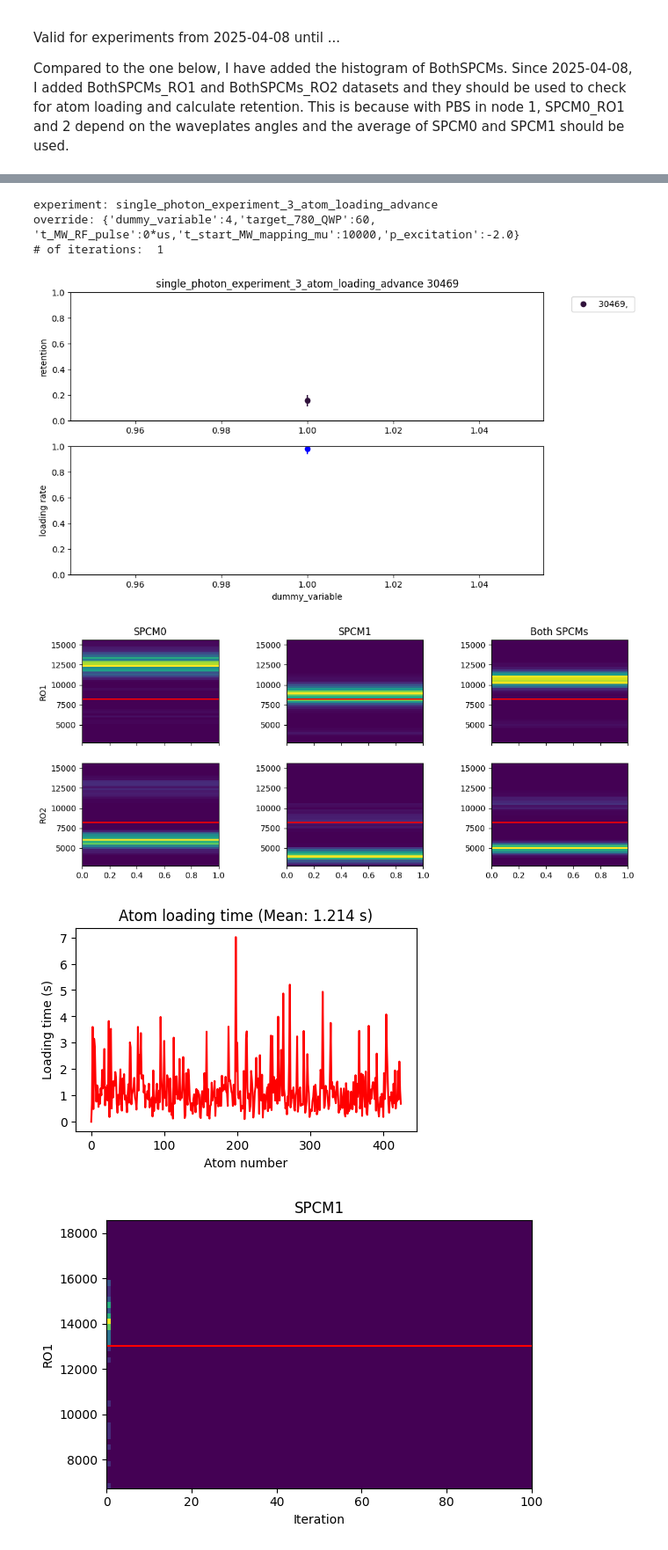
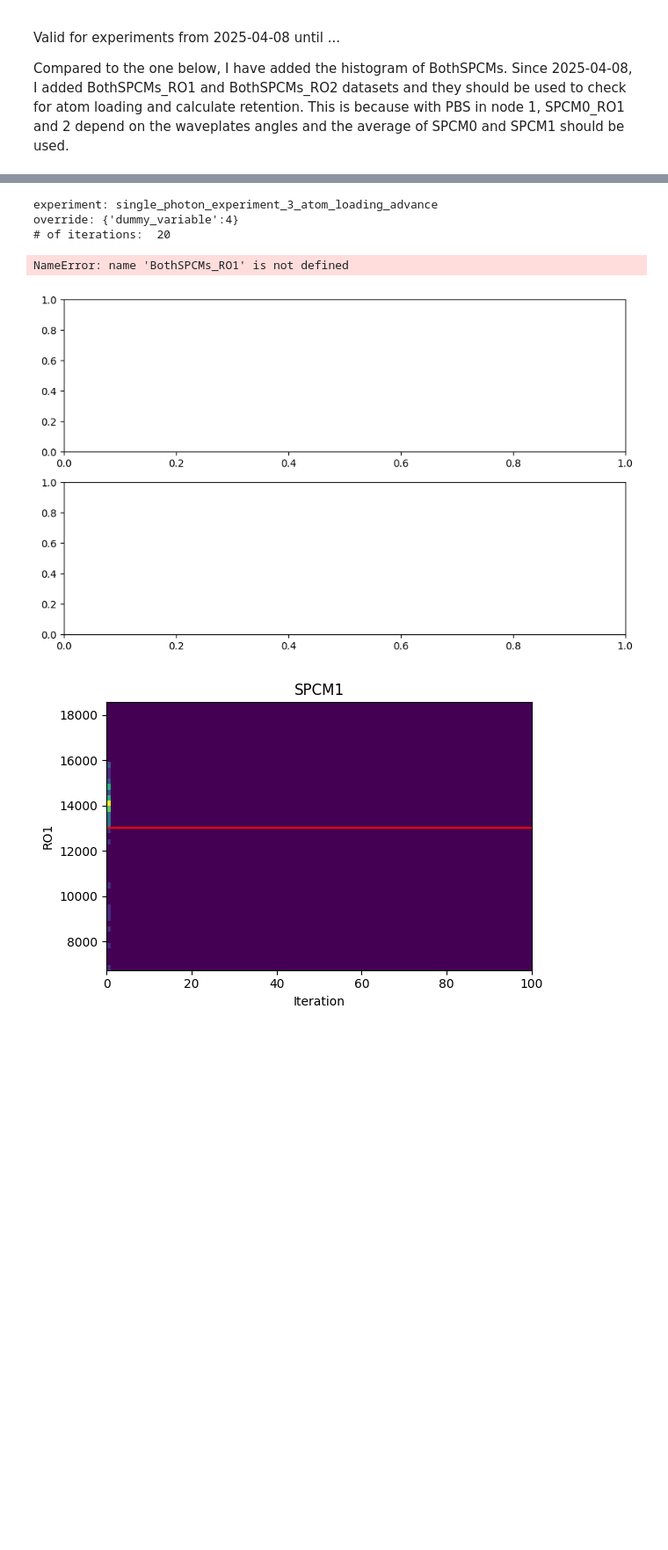
Before and after one commit to QuantumQuadrate/qn_artiq_routines, a Jupyter notebook: Analysis/Single photon analysis/singe_photon_analysis_2025.ipynb, the cells around one changed output, grey strips where cells are left out. Shown at 88% size. Drawn from its saved outputs; the diff is of its cells as text; code cells hidden in the pictures; blank space fills up the shorter version.

```diff
--- a/Analysis/Single photon analysis/singe_photon_analysis_2025.ipynb
+++ b/Analysis/Single photon analysis/singe_photon_analysis_2025.ipynb
@@ -4,7 +4,7 @@ Valid for experiments from 2025-04-08 until ...
 
 Compared to the one below, I have added the histogram of BothSPCMs. Since 2025-04-08, I added BothSPCMs_RO1 and BothSPCMs_RO2 datasets and they should be used to check for atom loading and calculate retention. This is because with PBS in node 1, SPCM0_RO1 and 2 depend on the waveplates angles and the average of SPCM0 and SPCM1 should be used.
 # %%
-date_filters = ["2025-09-17"]
+date_filters = ["2025-03-10"]
 
 from matplotlib import pyplot as plt
 import matplotlib as mpl
@@ -74,7 +72,7 @@ file 29 (C:\Networking Experiment\artiq codes\artiq-master\results\2025-09-17\14
 # %%
 ### the file(s) to analyze:
 file_indices = {
-    26:'',
+    5:'',
 }
 
 compare = True # compare multiple files in the same retention and loading plots
@@ -315,38 +313,37 @@ if showhist:
     cax4 = ax4.imshow(np.array(SPCM0_RO2_hists[0]).transpose(), origin='lower', extent=[0, iterations, histMin, histMax])
     ax4.set_ylabel("RO2")
     ax4.axhline(cutoff2 / t_SPCM_first_shot, color='red')
     ax4.set_aspect('auto')
 
     ### Plot for SPCM1 RO2 in the 2nd row, 2nd column
     cax5 = ax5.imshow(np.array(SPCM1_RO2_hists[0]).transpose(), origin='lower', extent=[0, iterations, histMin, histMax])
     ax5.axhline(cutoff2 / t_SPCM_first_shot, color='red')
     ax5.set_aspect('auto')
 
     ### Plot for BothSPCMs RO2 in the 2nd row, 3rd column
     cax6 = ax6.imshow(np.array(BothSPCMs_RO2_hists[0]).transpose(), origin='lower', extent=[0, iterations, histMin, histMax])
     ax6.axhline(cutoff2 / t_SPCM_first_shot, color='red')
     ax6.set_aspect('auto')
 
     plt.subplots_adjust(hspace=0.2, wspace=0.5)
 plt.show()
 
 #######  Atom loading time plot
 ## We can slice the array to separate iterations later, if we want.
 mean_loading_time = np.mean(Atom_loading_time)
 plt.figure(figsize=(5, 3))
 plt.plot(Atom_loading_time, 'r-')
 
 plt.xlabel("Atom number")
 plt.ylabel("Loading time (s)")
 plt.title(f"Atom loading time (Mean: {mean_loading_time:.3f} s)")
 plt.show()
 # %% [output]
 experiment: single_photon_experiment_3_atom_loading_advance
-override: {'dummy_variable':4,'target_780_QWP':60, 't_MW_RF_pulse':0*us,'t_start_MW_mapping_mu':10000,'p_excitation':-2.0}
-# of iterations:  1
+override: {'dummy_variable':4}
+# of iterations:  20
+NameError: name 'BothSPCMs_RO1' is not defined
-[figure, old version]
+[figure, new version]
-[figure, removed]
-[figure, removed]
 # %%
 """
 Slicing SPCM1_RO1 into more sections to see the readout fluctuation over time in more details.
```
Also changed, not shown: parts of 4 cells of this notebook, 8 other files.
